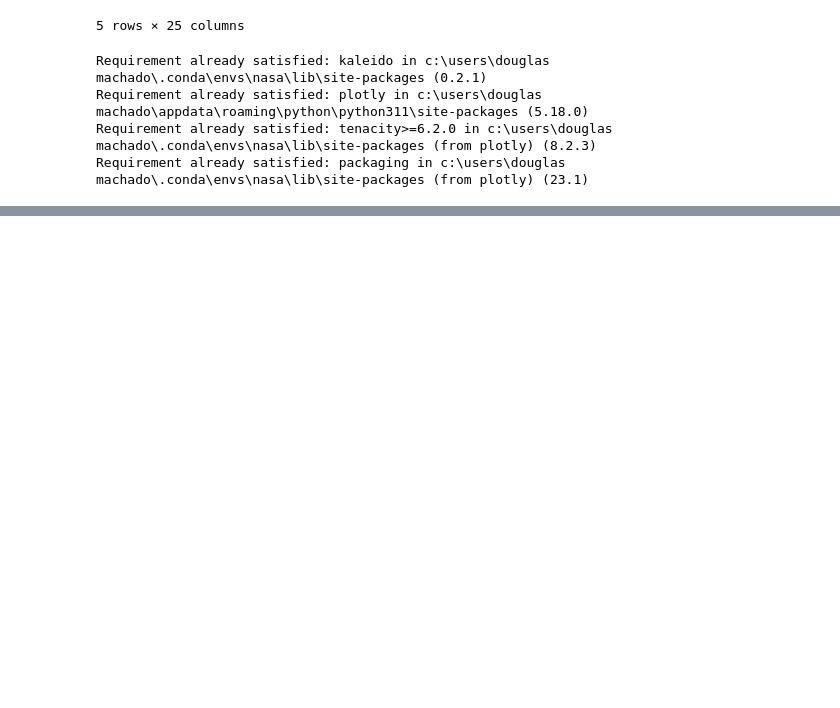
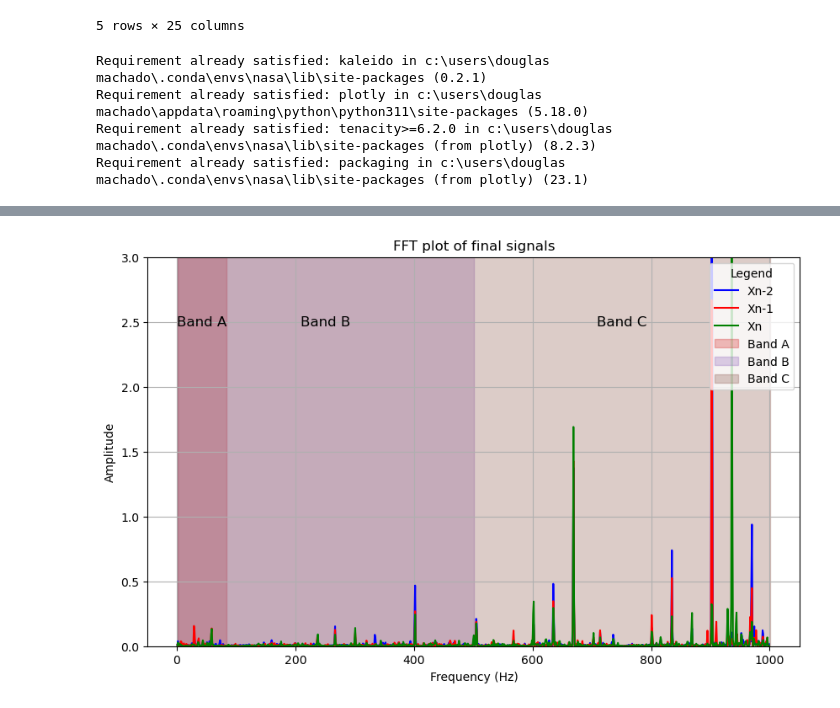
Before and after one commit to douglasmmachado/NASABearing, a Jupyter notebook: nasa.ipynb, the cells around one changed output, grey strips where cells are left out. Saved outputs shown, nothing was run; the diff lists cells and outputs as text; code cells hidden in the pictures; blank space fills up the shorter version.

```diff
--- a/nasa.ipynb
+++ b/nasa.ipynb
@@ -387,3 +422,75 @@ plot_fft(signal1 = x1_end1.B1_x.values,
+# %%
+def plot_fft2(signal1, signal2, signal3,
+             name1='x1', name2='x2', name3='x3',
+             plot_title='FFT plot', signal_length=None, bearing='', axis='', period='',
+             band_widths=None):
+
+    signal1 = signal1 - np.mean(signal1)
+    signal2 = signal2 - np.mean(signal2)
+    signal3 = signal3 - np.mean(signal3)
+
+    N = len(signal1)
+    T = 1 / N
+
+    y1 = signal1
+    y2 = signal2
+    y3 = signal3
+
+    w = hamming(N)
+
+    yf1 = np.abs(fft(y1 * w))**2
+    yf2 = np.abs(fft(y2 * w))**2
+    yf3 = np.abs(fft(y3 * w))**2
+
+    xf = fftfreq(N, T)[:N//2]
+
+    if not signal_length:
+        signal_length = N//2
+
+    # Plot using Matplotlib
+    plt.figure(figsize=(10, 6))
+    plt.plot(xf[1:signal_length], 2.0/N * np.abs(yf1[1:signal_length]), color='blue', label=name1)
+    plt.plot(xf[1:signal_length], 2.0/N * np.abs(yf2[1:signal_length]), color='red', label=name2)
+    plt.plot(xf[1:signal_length], 2.0/N * np.abs(yf3[1:signal_length]), color='green', label=name3)
+
+    # Add shaded regions with different band widths
+    if band_widths:
+        for i, width in enumerate(band_widths):
+            plt.axvspan(xmin=xf[1], xmax=xf[1] + width, color=f'C{i+3}', alpha=0.3, label=f'Band {chr(65 + i)}')
+            # Annotate each shaded region with letters A, B, C
+            if i != 2:
+                plt.annotate(f'Band {chr(65 + i)}', xy=(xf[1] + width/2, 2.5), ha='center', va='center', fontsize=12)
+            else:
+                plt.annotate(f'Band {chr(65 + i)}', xy=(750, 2.5), ha='center', va='center', fontsize=12)
+
+
+    plt.grid()
+
+    # Customize plot
+    plt.title(plot_title)
+    plt.xlabel('Frequency (Hz)')
+    plt.ylabel('Amplitude')
+    plt.legend(title='Legend', loc='upper right')
+    plt.ylim(0, 3)
+
+    # Save the image
+    plt.savefig(f"fft_plot_period_final_bearing_1_axis_x.png")
+
+    # Show the plot
+    plt.show()
+
+# Example usage
+plot_fft2(signal1=x1_end1.B1_x.values,
+         signal2=x1_end2.B1_x.values,
+         signal3=x1_end3.B1_x.values,
+         name1='Xn-2',
+         name2='Xn-1',
+         name3='Xn',
+         plot_title='FFT plot of final signals',
+         signal_length=1000, bearing=bearing, axis=axis, period='final',
+         band_widths=[83.3, 500, 1000])
+# %% [output]
+[figure, added]
 # %%
 import os
 import pandas as pd
```
Also changed, not shown: parts of 6 cells of this notebook, 1 other file.
